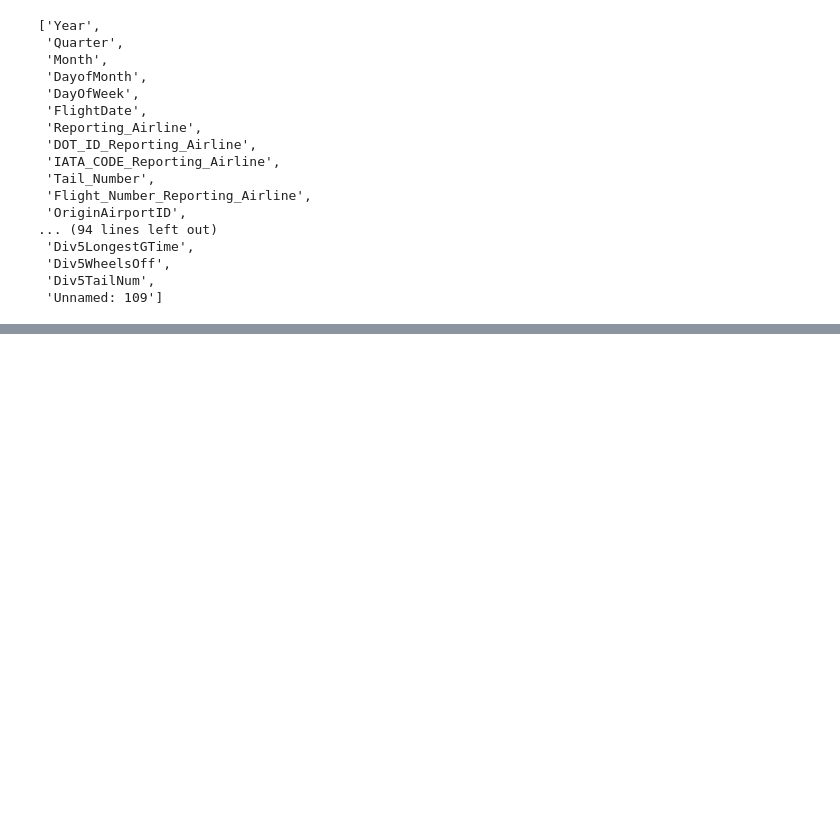
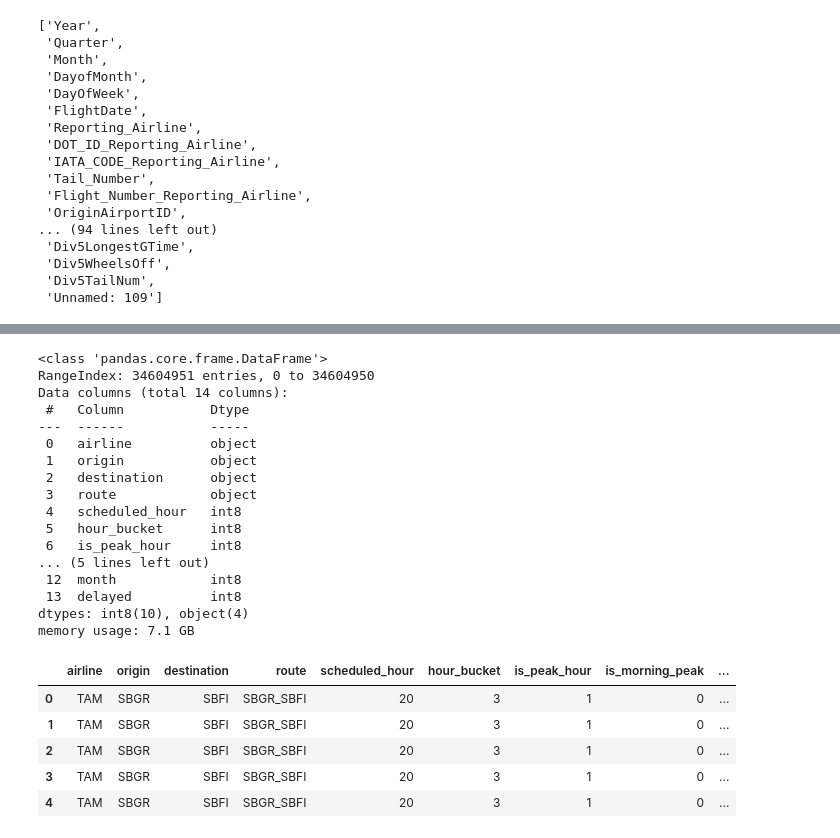
Before and after one commit to JessePMelo/FlightOnTime-Previs-o-de-Atrasos-de-Voos, a Jupyter notebook: cancelamentos_de_voos.ipynb, the cells around one changed output, grey strips where cells are left out. Drawn from its saved outputs; the diff is of its cells as text; code cells hidden in the pictures; blank space fills up the shorter version.

```diff
--- a/cancelamentos_de_voos.ipynb
+++ b/cancelamentos_de_voos.ipynb
@@ -241,0 +1234,54 @@ Reduzir as features:
+# %%
+import pandas as pd
+
+df = pd.read_parquet("df_full_anac_bts_2021_01_2025_09.parquet")
+
+
+# ================================
+# DOWNCAST DE COLUNAS NUMÉRICAS
+# ================================
+
+cols_int8 = [
+    "scheduled_hour",
+    "hour_bucket",
+    "is_peak_hour",
+    "is_morning_peak",
+    "is_evening_peak",
+    "day_of_week",
+    "is_weekend",
+    "week_of_month",
+    "month",
+    "delayed",
+]
+
+for col in cols_int8:
+    df[col] = df[col].astype("int8")
+
+df.info(memory_usage="deep")
+
+
+df.head()
+# %% [output]
+<class 'pandas.core.frame.DataFrame'>
+RangeIndex: 34604951 entries, 0 to 34604950
+Data columns (total 14 columns):
+ #   Column           Dtype
+---  ------           -----
+ 0   airline          object
+ 1   origin           object
+ 2   destination      object
+ 3   route            object
+ 4   scheduled_hour   int8
+ 5   hour_bucket      int8
+ 6   is_peak_hour     int8
+... (5 lines left out)
+ 12  month            int8
+ 13  delayed          int8
+dtypes: int8(10), object(4)
+memory usage: 7.1 GB
+|  | airline | origin | destination | route | scheduled_hour | hour_bucket | is_peak_hour | is_morning_peak | ... |
+| 0 | TAM | SBGR | SBFI | SBGR_SBFI | 20 | 3 | 1 | 0 | ... |
+| 1 | TAM | SBGR | SBFI | SBGR_SBFI | 20 | 3 | 1 | 0 | ... |
+| 2 | TAM | SBGR | SBFI | SBGR_SBFI | 20 | 3 | 1 | 0 | ... |
+| 3 | TAM | SBGR | SBFI | SBGR_SBFI | 20 | 3 | 1 | 0 | ... |
+| 4 | TAM | SBGR | SBFI | SBGR_SBFI | 20 | 3 | 1 | 0 | ... |
```
Also changed, not shown: parts of 24 cells of this notebook.
